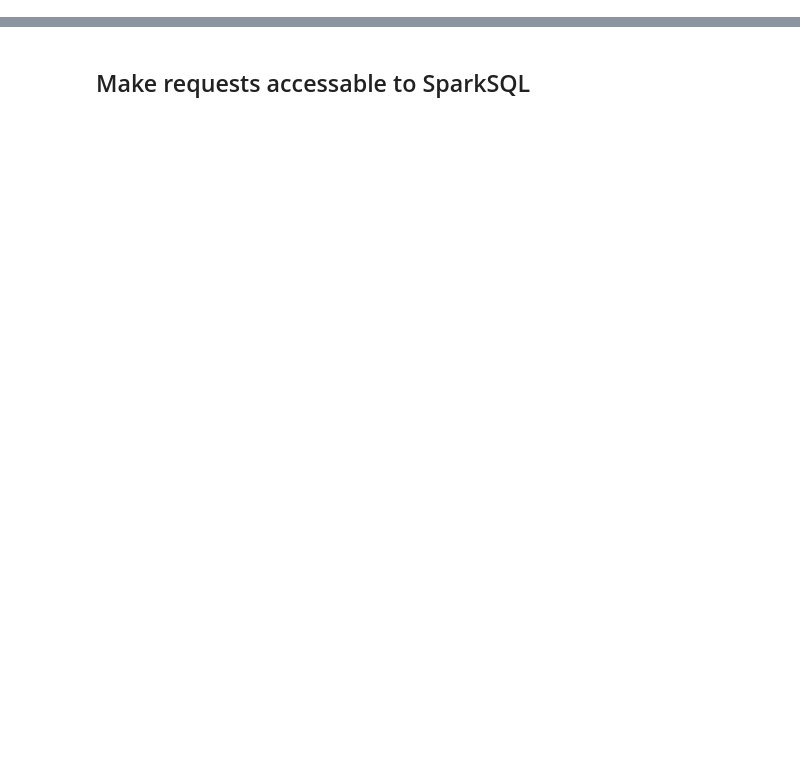
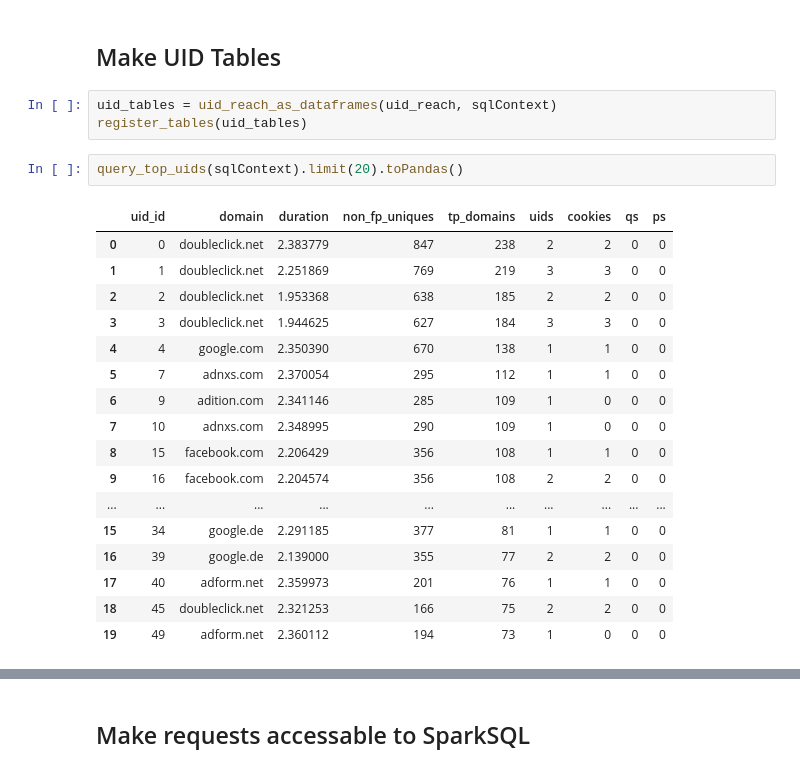
Before and after one commit to sammacbeth/tracking_measurement, a Jupyter notebook: UID Analysis.ipynb, the cells around one changed output, grey strips where cells are left out. Cells and saved outputs as stored; diff of their text form; blank space fills up the shorter version.

```diff
--- a/UID Analysis.ipynb
+++ b/UID Analysis.ipynb
@@ -33,0 +48,25 @@ def is_manual_safe(domain, key, value):
+# %% [markdown]
+## Make UID Tables
+# %%
+uid_tables = uid_reach_as_dataframes(uid_reach, sqlContext)
+register_tables(uid_tables)
+# %%
+query_top_uids(sqlContext).limit(20).toPandas()
+# %% [output]
+|  | uid_id | domain | duration | non_fp_uniques | tp_domains | uids | cookies | qs | ps |
+| 0 | 0 | doubleclick.net | 2.383779 | 847 | 238 | 2 | 2 | 0 | 0 |
+| 1 | 1 | doubleclick.net | 2.251869 | 769 | 219 | 3 | 3 | 0 | 0 |
+| 2 | 2 | doubleclick.net | 1.953368 | 638 | 185 | 2 | 2 | 0 | 0 |
+| 3 | 3 | doubleclick.net | 1.944625 | 627 | 184 | 3 | 3 | 0 | 0 |
+| 4 | 4 | google.com | 2.350390 | 670 | 138 | 1 | 1 | 0 | 0 |
+| 5 | 7 | adnxs.com | 2.370054 | 295 | 112 | 1 | 1 | 0 | 0 |
+| 6 | 9 | adition.com | 2.341146 | 285 | 109 | 1 | 0 | 0 | 0 |
+| 7 | 10 | adnxs.com | 2.348995 | 290 | 109 | 1 | 0 | 0 | 0 |
+| 8 | 15 | facebook.com | 2.206429 | 356 | 108 | 1 | 1 | 0 | 0 |
+| 9 | 16 | facebook.com | 2.204574 | 356 | 108 | 2 | 2 | 0 | 0 |
+| ... | ... | ... | ... | ... | ... | ... | ... | ... | ... |
+| 15 | 34 | google.de | 2.291185 | 377 | 81 | 1 | 1 | 0 | 0 |
+| 16 | 39 | google.de | 2.139000 | 355 | 77 | 2 | 2 | 0 | 0 |
+| 17 | 40 | adform.net | 2.359973 | 201 | 76 | 1 | 1 | 0 | 0 |
+| 18 | 45 | doubleclick.net | 2.321253 | 166 | 75 | 2 | 2 | 0 | 0 |
+| 19 | 49 | adform.net | 2.360112 | 194 | 73 | 1 | 0 | 0 | 0 |
```
Also changed, not shown: parts of 18 cells of this notebook, 3 other files.
